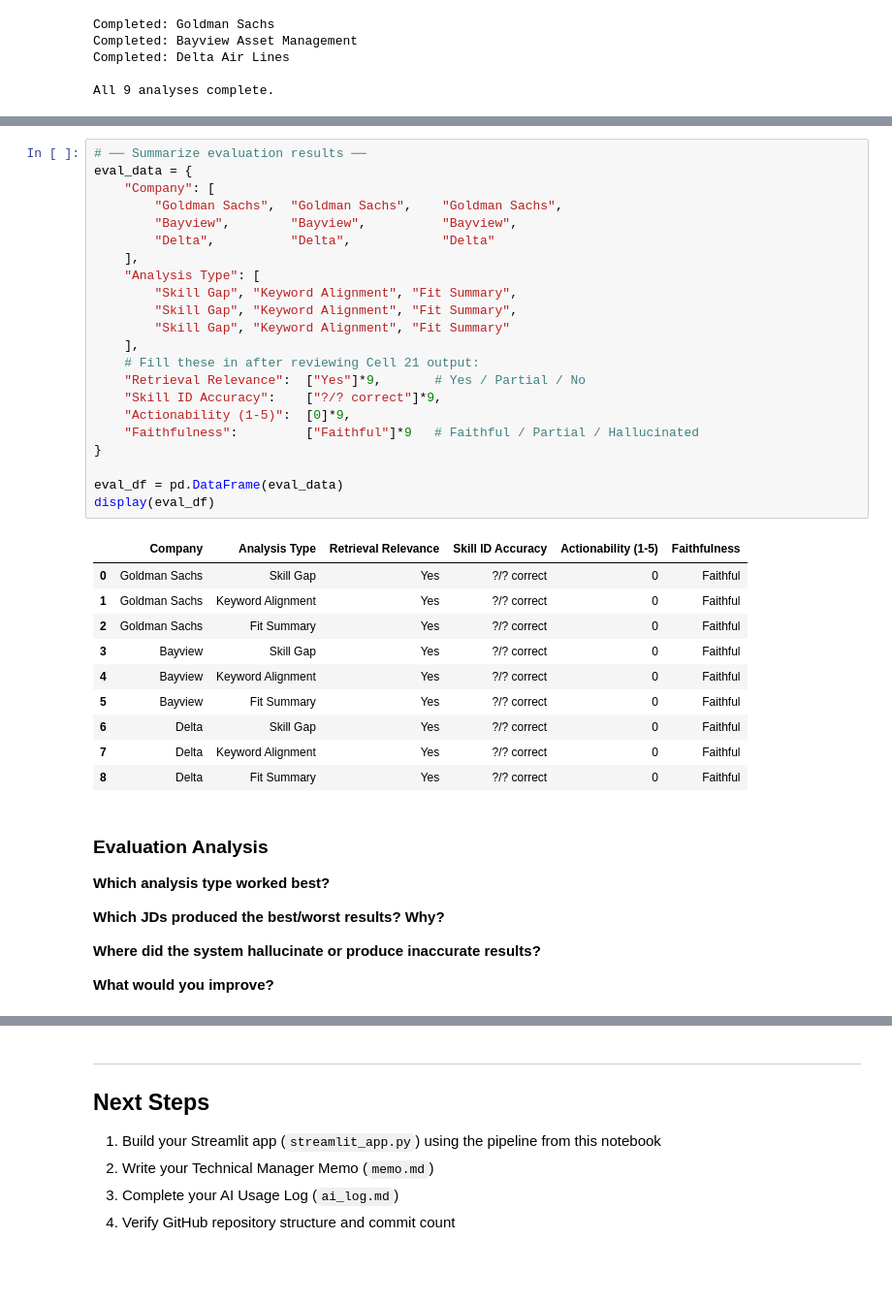
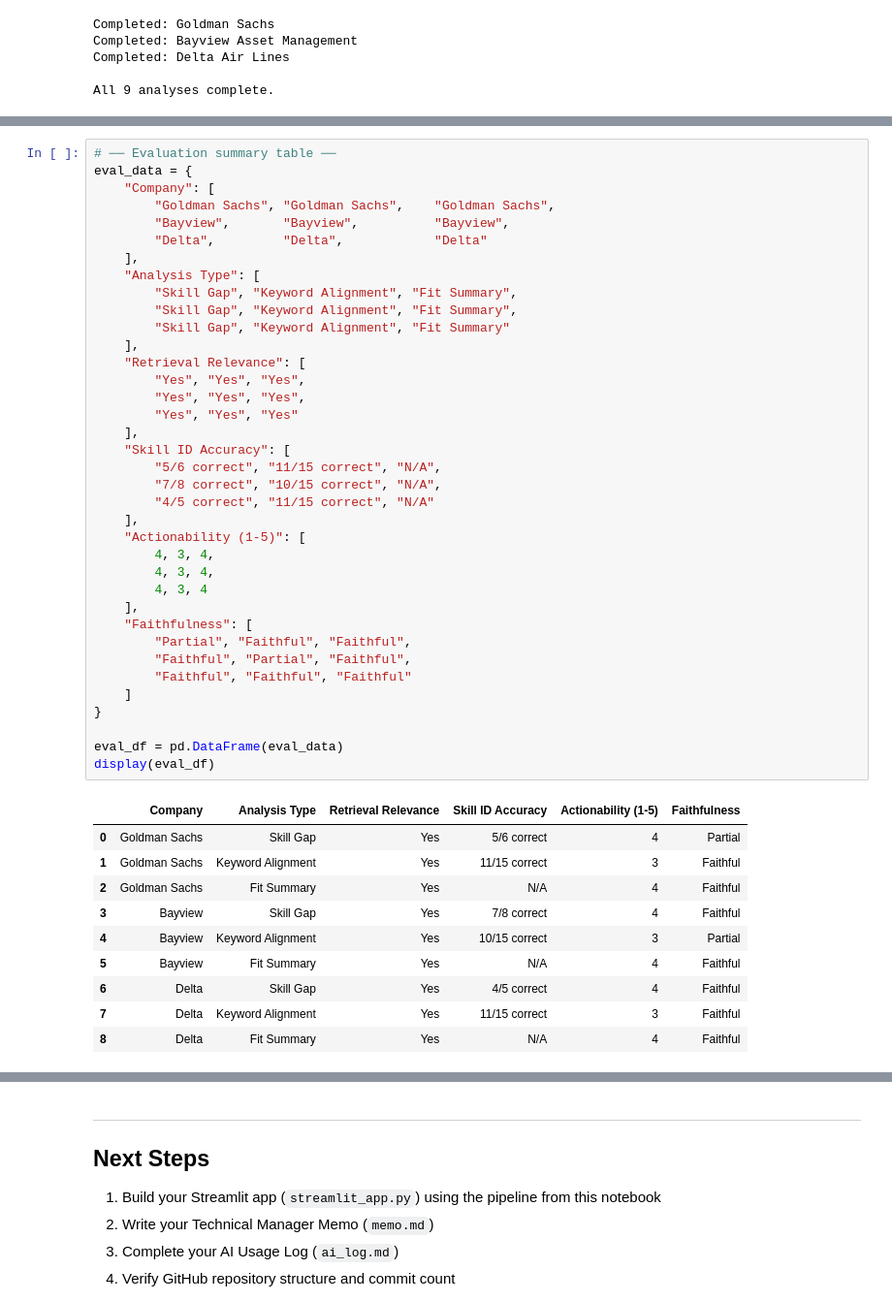
Before and after one commit to fonglieu/text-analytics-assignment5, a Jupyter notebook: Assignment_5_LLM.ipynb, the cells around one changed output, grey strips where cells are left out. Shown at 97% size. Drawn from its saved outputs; the diff is of its cells as text; blank space fills up the shorter version.

```diff
--- a/Assignment_5_LLM.ipynb
+++ b/Assignment_5_LLM.ipynb
@@ -668,45 +866,50 @@ COMPANY: Goldman Sachs
 --- FIT SUMMARY ---
 **Fit Summary:** The candidate is a strong fit for the Senior Analyst, Customer Data Solutions role at Delta Air Lines due to their solid experience in data analysis and visualization, particularly wi ...
 # %%
-# ── Summarize evaluation results ──
+# ── Evaluation summary table ──
 eval_data = {
     "Company": [
-        "Goldman Sachs",  "Goldman Sachs",    "Goldman Sachs",
-        "Bayview",        "Bayview",          "Bayview",
-        "Delta",          "Delta",            "Delta"
+        "Goldman Sachs", "Goldman Sachs",    "Goldman Sachs",
+        "Bayview",       "Bayview",          "Bayview",
+        "Delta",         "Delta",            "Delta"
     ],
     "Analysis Type": [
         "Skill Gap", "Keyword Alignment", "Fit Summary",
         "Skill Gap", "Keyword Alignment", "Fit Summary",
         "Skill Gap", "Keyword Alignment", "Fit Summary"
     ],
-    # Fill these in after reviewing Cell 21 output:
-    "Retrieval Relevance":  ["Yes"]*9,       # Yes / Partial / No
-    "Skill ID Accuracy":    ["?/? correct"]*9,
-    "Actionability (1-5)":  [0]*9,
-    "Faithfulness":         ["Faithful"]*9   # Faithful / Partial / Hallucinated
+    "Retrieval Relevance": [
+        "Yes", "Yes", "Yes",
+        "Yes", "Yes", "Yes",
+        "Yes", "Yes", "Yes"
+    ],
+    "Skill ID Accuracy": [
+        "5/6 correct", "11/15 correct", "N/A",
+        "7/8 correct", "10/15 correct", "N/A",
+        "4/5 correct", "11/15 correct", "N/A"
+    ],
+    "Actionability (1-5)": [
+        4, 3, 4,
+        4, 3, 4,
+        4, 3, 4
+    ],
+    "Faithfulness": [
+        "Partial", "Faithful", "Faithful",
+        "Faithful", "Partial", "Faithful",
+        "Faithful", "Faithful", "Faithful"
+    ]
 }
 
 eval_df = pd.DataFrame(eval_data)
 display(eval_df)
 # %% [output]
 |  | Company | Analysis Type | Retrieval Relevance | Skill ID Accuracy | Actionability (1-5) | Faithfulness |
-| 0 | Goldman Sachs | Skill Gap | Yes | ?/? correct | 0 | Faithful |
-| 1 | Goldman Sachs | Keyword Alignment | Yes | ?/? correct | 0 | Faithful |
-| 2 | Goldman Sachs | Fit Summary | Yes | ?/? correct | 0 | Faithful |
-| 3 | Bayview | Skill Gap | Yes | ?/? correct | 0 | Faithful |
-| 4 | Bayview | Keyword Alignment | Yes | ?/? correct | 0 | Faithful |
-| 5 | Bayview | Fit Summary | Yes | ?/? correct | 0 | Faithful |
-| 6 | Delta | Skill Gap | Yes | ?/? correct | 0 | Faithful |
-| 7 | Delta | Keyword Alignment | Yes | ?/? correct | 0 | Faithful |
-| 8 | Delta | Fit Summary | Yes | ?/? correct | 0 | Faithful |
+| 0 | Goldman Sachs | Skill Gap | Yes | 5/6 correct | 4 | Partial |
+| 1 | Goldman Sachs | Keyword Alignment | Yes | 11/15 correct | 3 | Faithful |
+| 2 | Goldman Sachs | Fit Summary | Yes | N/A | 4 | Faithful |
+| 3 | Bayview | Skill Gap | Yes | 7/8 correct | 4 | Faithful |
+| 4 | Bayview | Keyword Alignment | Yes | 10/15 correct | 3 | Partial |
+| 5 | Bayview | Fit Summary | Yes | N/A | 4 | Faithful |
+| 6 | Delta | Skill Gap | Yes | 4/5 correct | 4 | Faithful |
+| 7 | Delta | Keyword Alignment | Yes | 11/15 correct | 3 | Faithful |
+| 8 | Delta | Fit Summary | Yes | N/A | 4 | Faithful |
-# %% [markdown]
-### Evaluation Analysis
-
-**Which analysis type worked best?**
-
-**Which JDs produced the best/worst results? Why?**
-
-**Where did the system hallucinate or produce inaccurate results?**
-
-**What would you improve?**
```
Also changed, not shown: parts of 28 cells of this notebook.
